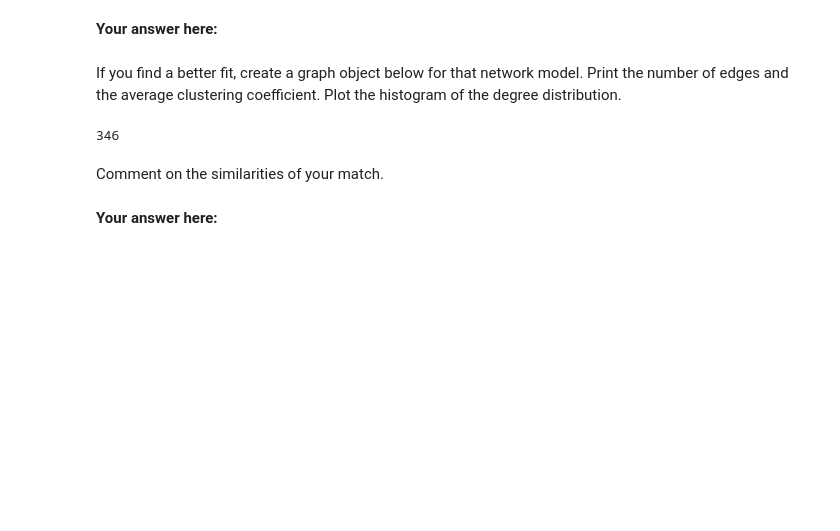
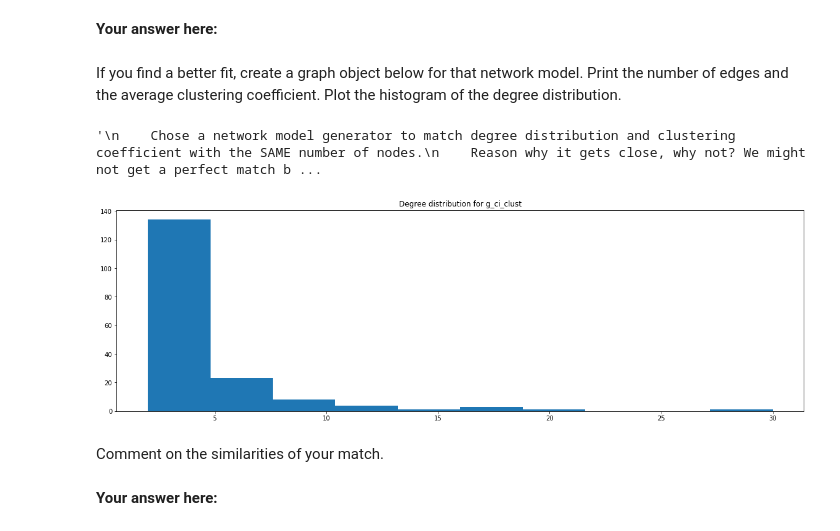
Before and after one commit to alielabridi/NTDS_2019, a Jupyter notebook: assignments/1_network_science-final.ipynb, the cells around one changed output. Cells and saved outputs as stored; diff of their text form; code cells hidden in the pictures; blank space fills up the shorter version.

```diff
--- a/assignments/1_network_science-final.ipynb
+++ b/assignments/1_network_science-final.ipynb
@@ -804,7 +738,19 @@ g_ci_clust = nx.powerlaw_cluster_graph(int(n/2), 2, (np.log(int(n/2)) ** 2)/ (in
-# %%
-g_ci_clust.size()
-# %% [output]
-346
+# %%
+'''
+    Chose a network model generator to match degree distribution and clustering coefficient with the SAME number of nodes.
+    Reason why it gets close, why not? We might not get a perfect match but saying why is important.
+'''
+g_ci_clust = nx.powerlaw_cluster_graph(int(n/2), 2, (np.log(int(n/2)) ** 2)/ (int(n/2) ** 2) )
+# %% [output]
+'\n    Chose a network model generator to match degree distribution and clustering coefficient with the SAME number of nodes.\n    Reason why it gets close, why not? We might not get a perfect match b ...
+# %%
+g_ci_clust.size()
+fig, axes = plt.subplots(1, 1, figsize=(20, 6))
+axes.set_title('Degree distribution for g_ci_clust')
+degrees = [g_ci_clust.degree(n) for n in g_ci_clust.nodes()]
+axes.hist(degrees);
+# %% [output]
+[figure, added]
 # %% [markdown]
 Comment on the similarities of your match.
 # %% [markdown]
```
Also changed, not shown: parts of 23 cells of this notebook.
